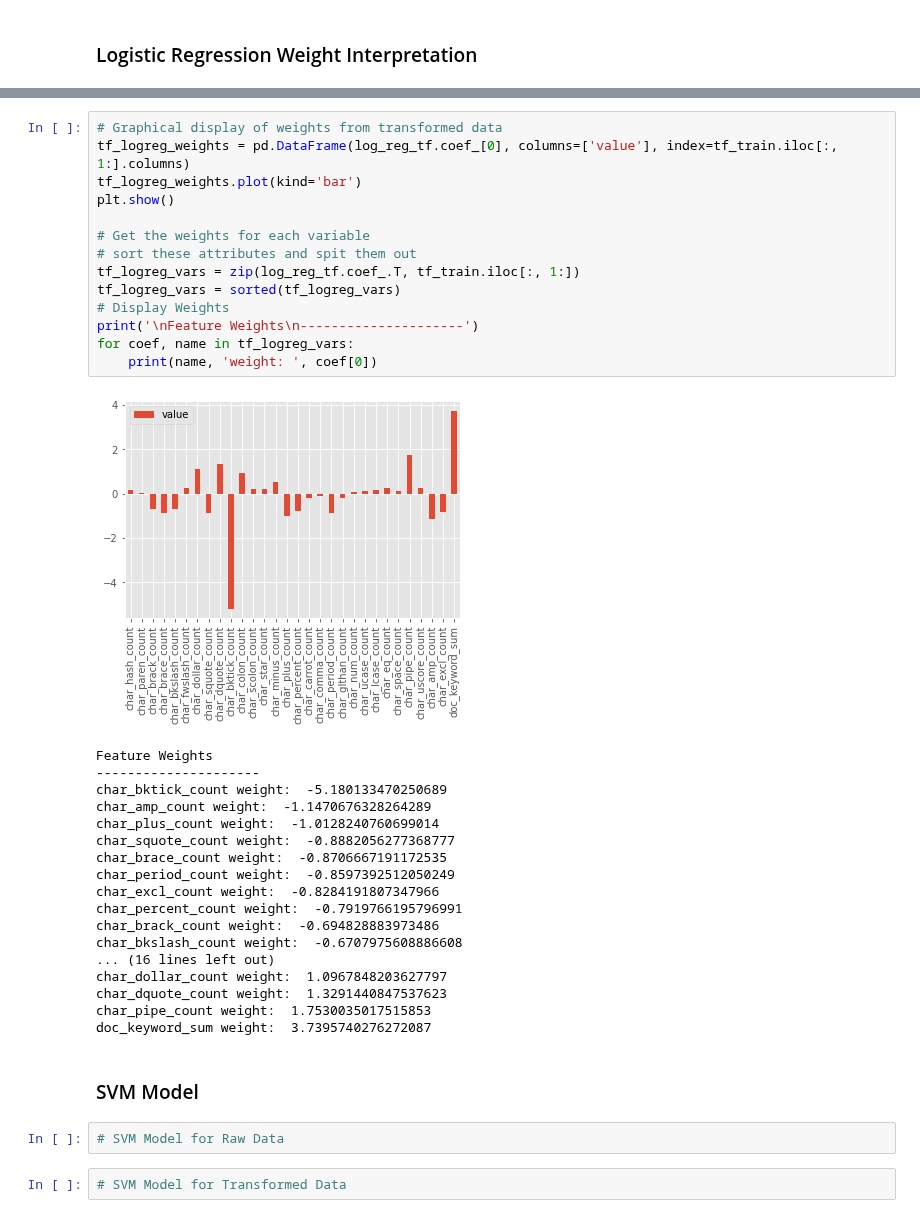
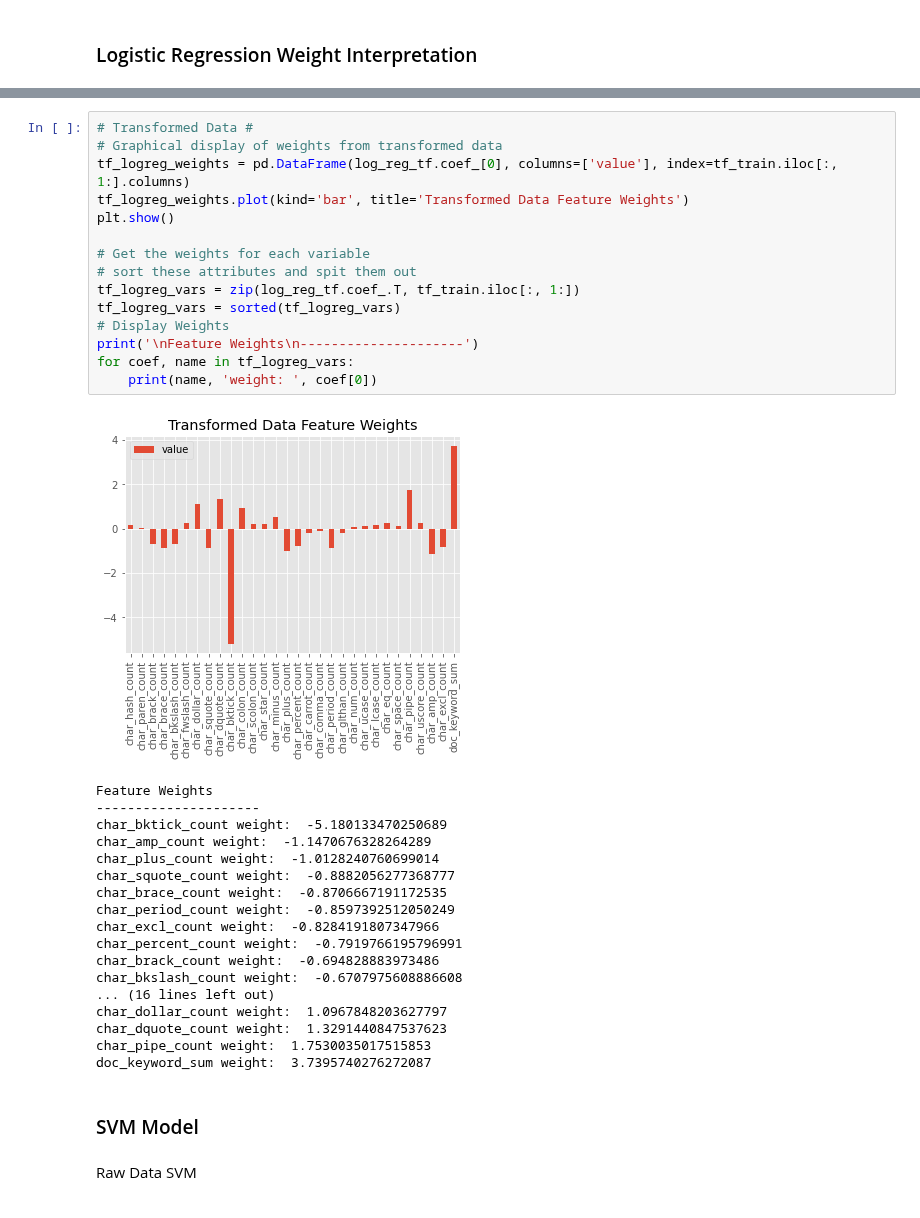
Before and after one commit to bx-lr/ps_obf_ml, a Jupyter notebook: labs/mini_lab1_v01.ipynb, the cells around one changed output, grey strips where cells are left out. Saved outputs shown, nothing was run; the diff lists cells and outputs as text.

```diff
--- a/labs/mini_lab1_v01.ipynb
+++ b/labs/mini_lab1_v01.ipynb
@@ -167,21 +172,22 @@ char_scolon_count weight:  0.023077229461197477
 char_paren_count weight:  0.025185460799963155
 char_dquote_count weight:  0.027730129707545757
 # %%
+# Transformed Data #
 # Graphical display of weights from transformed data
 tf_logreg_weights = pd.DataFrame(log_reg_tf.coef_[0], columns=['value'], index=tf_train.iloc[:, 1:].columns)
-tf_logreg_weights.plot(kind='bar')
+tf_logreg_weights.plot(kind='bar', title='Transformed Data Feature Weights')
 plt.show()
 
 # Get the weights for each variable
 # sort these attributes and spit them out
 tf_logreg_vars = zip(log_reg_tf.coef_.T, tf_train.iloc[:, 1:])
 tf_logreg_vars = sorted(tf_logreg_vars)
 # Display Weights
 print('\nFeature Weights\n---------------------')
 for coef, name in tf_logreg_vars:
     print(name, 'weight: ', coef[0])
 # %% [output]
-[figure, old version]
+[figure, new version]
 Feature Weights
 ---------------------
 char_bktick_count weight:  -5.180133470250689
@@ -201,7 +207,5 @@ char_pipe_count weight:  1.7530035017515853
 doc_keyword_sum weight:  3.7395740276272087
 # %% [markdown]
 ### SVM Model
-# %%
-# SVM Model for Raw Data
-# %%
-# SVM Model for Transformed Data
+# %% [markdown]
+Raw Data SVM
```
Also changed, not shown: parts of 6 cells of this notebook.
